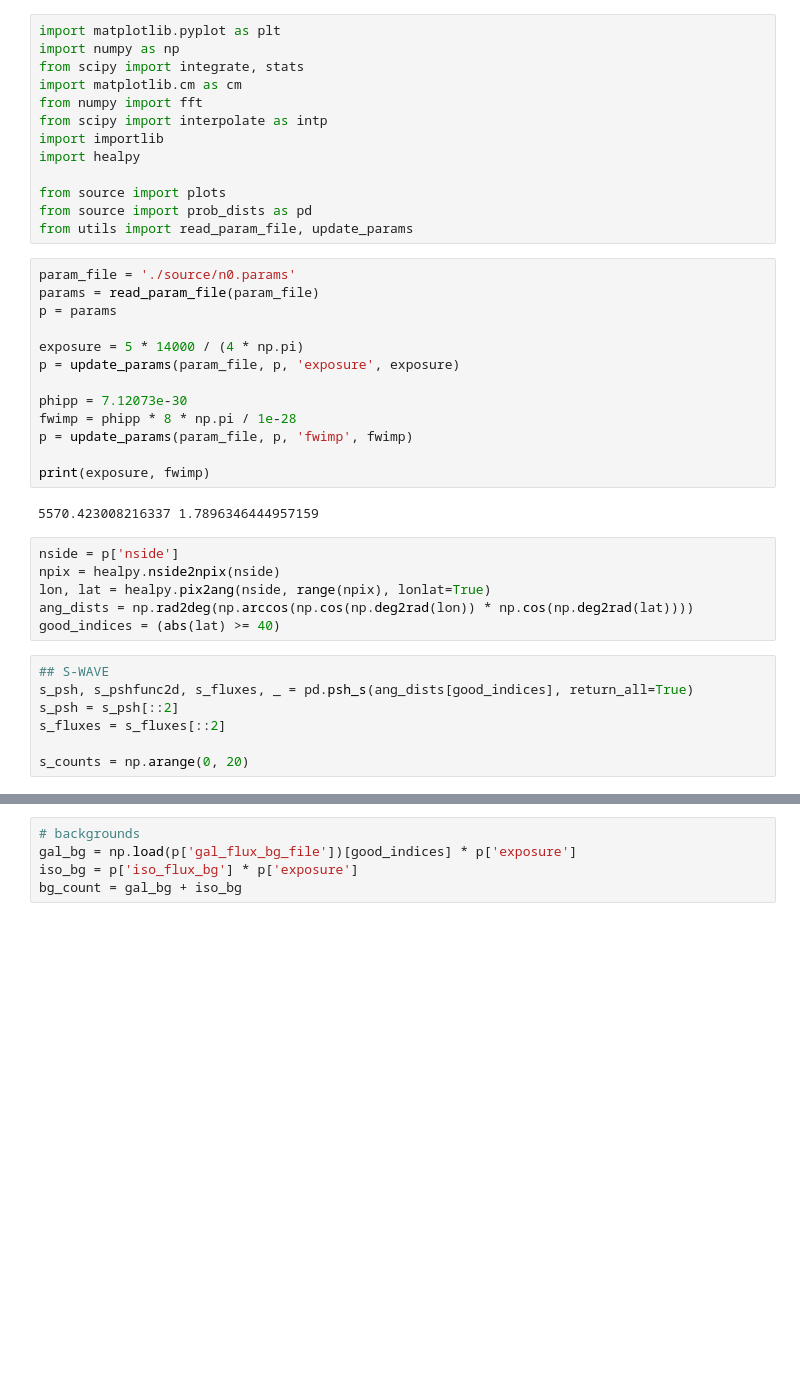
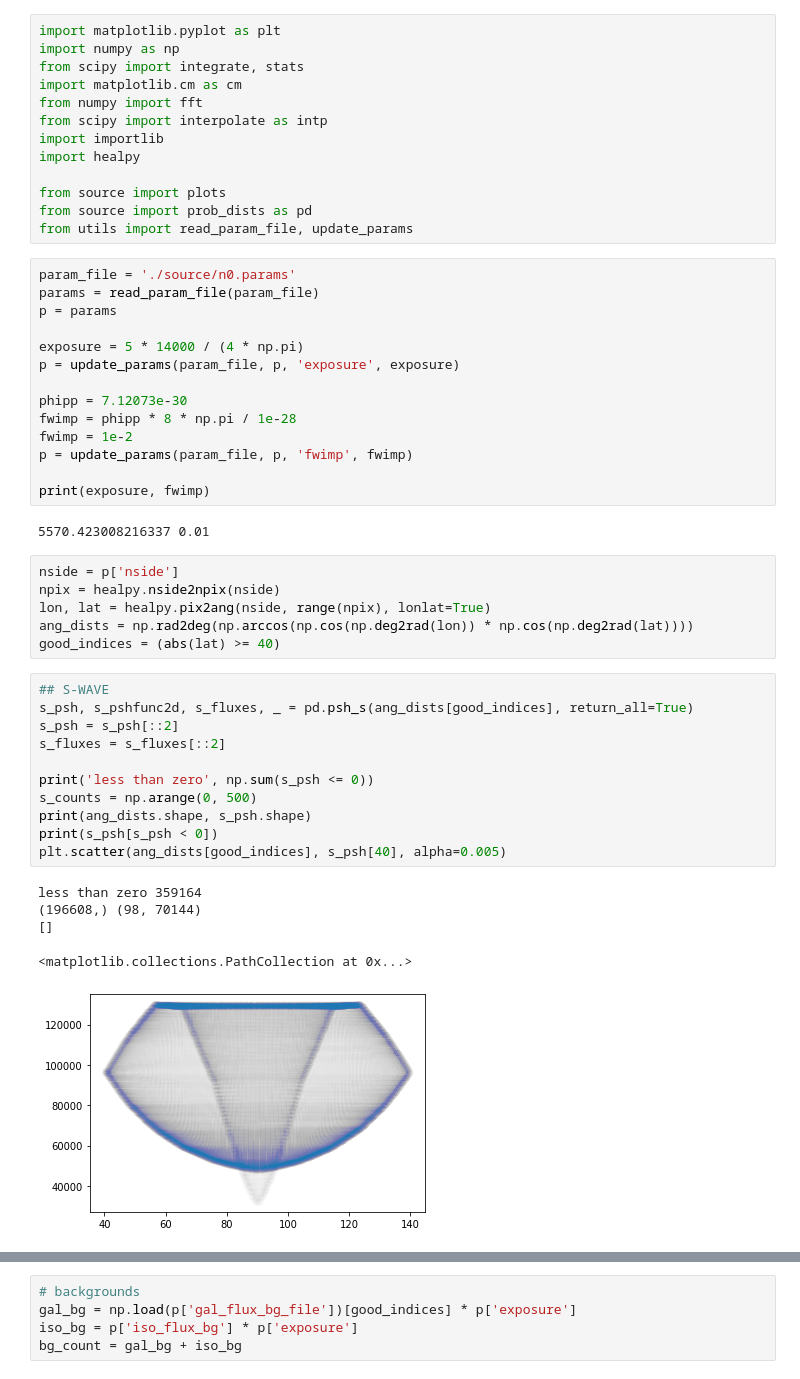
Before and after one commit to runburg/dm_gal_substructure, a Jupyter notebook: param_scan.ipynb, the cells around one changed output, grey strips where cells are left out. Saved outputs shown, nothing was run; the diff lists cells and outputs as text; blank space fills up the shorter version.

```diff
--- a/param_scan.ipynb
+++ b/param_scan.ipynb
@@ -25,11 +25,12 @@ p = update_params(param_file, p, 'exposure', exposure)
 
 phipp = 7.12073e-30
 fwimp = phipp * 8 * np.pi / 1e-28
+fwimp = 1e-2
 p = update_params(param_file, p, 'fwimp', fwimp)
 
 print(exposure, fwimp)
 # %% [output]
-5570.423008216337 1.7896346444957159
+5570.423008216337 0.01
 # %%
 nside = p['nside']
 npix = healpy.nside2npix(nside)
@@ -39,7 +40,17 @@ good_indices = (abs(lat) >= 40)
 # %%
 ## S-WAVE
 s_psh, s_pshfunc2d, s_fluxes, _ = pd.psh_s(ang_dists[good_indices], return_all=True)
 s_psh = s_psh[::2]
 s_fluxes = s_fluxes[::2]
 
-s_counts = np.arange(0, 20)
+print('less than zero', np.sum(s_psh <= 0))
+s_counts = np.arange(0, 500)
+print(ang_dists.shape, s_psh.shape)
+print(s_psh[s_psh < 0])
+plt.scatter(ang_dists[good_indices], s_psh[40], alpha=0.005)
+# %% [output]
+less than zero 359164
+(196608,) (98, 70144)
+[]
+<matplotlib.collections.PathCollection at 0x...>
+[figure, added]
```
Also changed, not shown: parts of 13 cells of this notebook, 2 other files.
